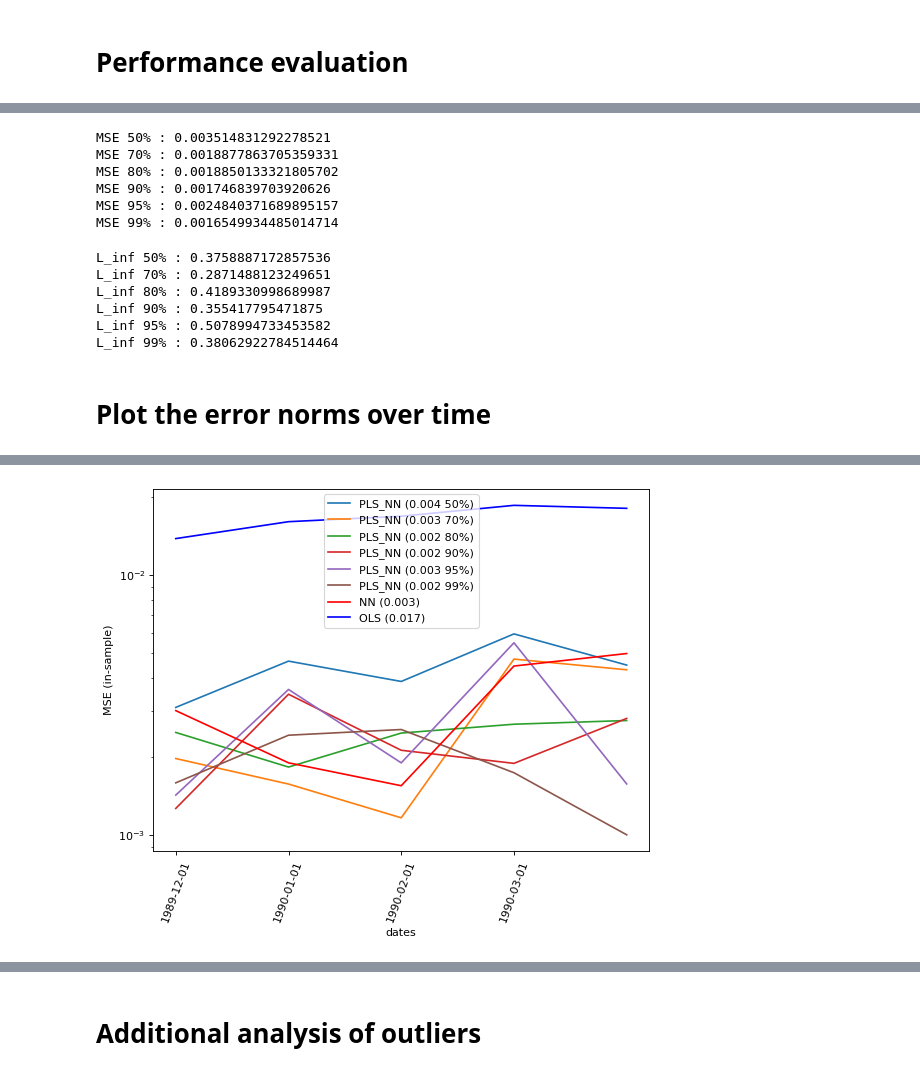
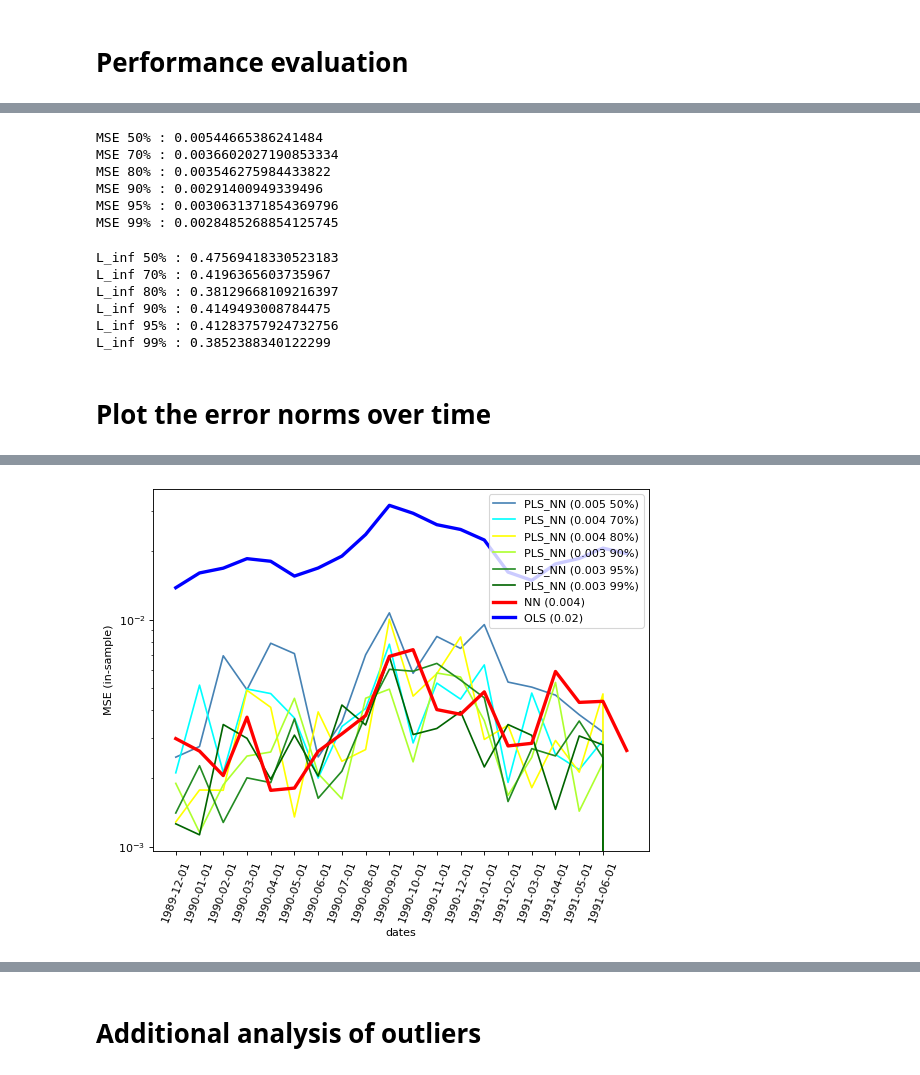
Before and after one commit to Kem975/MATH597_Research, a Jupyter notebook: src/PLS_DNN_vs_OLS.ipynb, the cells around one changed output, grey strips where cells are left out. Cells and saved outputs as stored; diff of their text form; code cells hidden in the pictures.

```diff
--- a/src/PLS_DNN_vs_OLS.ipynb
+++ b/src/PLS_DNN_vs_OLS.ipynb
@@ -320,8 +316,9 @@ Epoch 00046: early stopping
 #dates = np.unique(Y['date'])[(n-training_periods):n]
 
 L=2 # Number of hidden layers
-training_periods = 5 # number of model training and evaluation periods
+training_periods = 20 # number of model training and evaluation periods
 Y.dropna(inplace=True)
 dates = Y.drop_duplicates('date')
 dates = list(dates['date'][0:training_periods])
+
 training_NN_OLS(X,Y,dates,L)
@@ -362,0 +396,24 @@ len(dates)
+# %%
+def load_PLS(models):
+    PLS_folder = '../models/PLS_NN'
+    vars_saved = os.listdir(PLS_folder)
+    for var in vars_saved:
+        models_folder = '%s/%s' % (PLS_folder, var)
+        models_saved = os.listdir(models_folder)
+        for model_name in models_saved:
+            model_loc = '%s/%s/%s' % (PLS_folder, var, model_name)
+            print(model_loc)
+            model = load_model(model_loc)
+            models['PLS_NN'].append(model)
+    return models
+
+models['PLS_NN']=[]
+models = load_PLS(models)
+
+def load_all_models():
+    #models = {}
+    #models['linear']=[]
+    #models['NN']=[]
+    models['PLS_NN']=[]
+
+    models = load_PLS(models)
@@ -597,12 +705,12 @@ for var in vars_explained:
     print("MSE " + str(var) + "% : " + str(MSE/training_periods))
     MSE_PLS_NN_in[var] = MSE/training_periods
 # %% [output]
-MSE 50% : 0.003514831292278521
-MSE 70% : 0.0018877863705359331
-MSE 80% : 0.0018850133321805702
-MSE 90% : 0.001746839703920626
-MSE 95% : 0.0024840371689895157
-MSE 99% : 0.0016549934485014714
+MSE 50% : 0.00544665386241484
+MSE 70% : 0.0036602027190853334
+MSE 80% : 0.003546275984433822
+MSE 90% : 0.00291400949339496
+MSE 95% : 0.0030631371854369796
+MSE 99% : 0.0028485268854125745
 # %%
 # L_inf PLS+NN (training)
 # %%
@@ -629,31 +737,35 @@ for var in vars_explained:
     print("L_inf " + str(var) + "% : " + str(L_inf/training_periods))
     L_inf_PLS_NN_in[var] = L_inf/training_periods
 # %% [output]
-L_inf 50% : 0.3758887172857536
-L_inf 70% : 0.2871488123249651
-L_inf 80% : 0.4189330998689987
-L_inf 90% : 0.355417795471875
-L_inf 95% : 0.5078994733453582
-L_inf 99% : 0.38062922784514464
+L_inf 50% : 0.47569418330523183
+L_inf 70% : 0.4196365603735967
+L_inf 80% : 0.38129668109216397
+L_inf 90% : 0.4149493008784475
+L_inf 95% : 0.41283757924732756
+L_inf 99% : 0.3852388340122299
 # %% [markdown]
 # Plot the error norms over time
+# %%
+colors_PLS = ['steelblue', 'cyan', 'yellow', 'greenyellow', 'forestgreen', 'darkgreen']
 # %%
 plt.figure(num=None, figsize=(8, 6), dpi=80, facecolor='w', edgecolor='k')
 
+k = 0
 for var in vars_explained:
     PLS_NN_label='PLS_NN (' + str(round(MSE_PLS_NN_in[var],3)) + ' ' + str(var) + '%)'
-    plt.plot(MSE_array_PLS_NN_in[var], label=PLS_NN_label)
+    plt.plot(MSE_array_PLS_NN_in[var], label=PLS_NN_label, color=colors_PLS[k])
+    k+=1
 
 NN_label='NN (' + str(round(MSE_NN_in,3)) +')'
 OLS_label='OLS (' + str(round(MSE_linear_in,3)) +')'
 
-plt.plot(MSE_array_NN_in, color='red', label=NN_label)
-plt.plot(MSE_array_linear_in, color='blue', label=OLS_label)
+plt.plot(MSE_array_NN_in, color='red', label=NN_label, linewidth=3.0)
+plt.plot(MSE_array_linear_in, color='blue', label=OLS_label,  linewidth=3.0)
 
 plt.yscale('log')
 plt.ylabel('MSE (in-sample)')
 plt.xlabel('dates')
 plt.xticks(np.arange(0,len(dates)-1,1), dates, rotation=70)
 plt.legend()
-plt.savefig('MSE_in_error.eps', format='eps',dpi=1200,bbox_inches = "tight")
+#plt.savefig('MSE_in_error.eps', format='eps',dpi=1200,bbox_inches = "tight")
 # %% [output]
@@ -664,4 +773,4 @@ WARNING:matplotlib.backends.backend_ps:The PostScript backend does not support t
-[figure, old version]
+[figure, new version]
 # %%
 plt.figure(num=None, figsize=(8, 6), dpi=80, facecolor='w', edgecolor='k')
 
```
Also changed, not shown: parts of 30 cells of this notebook.
